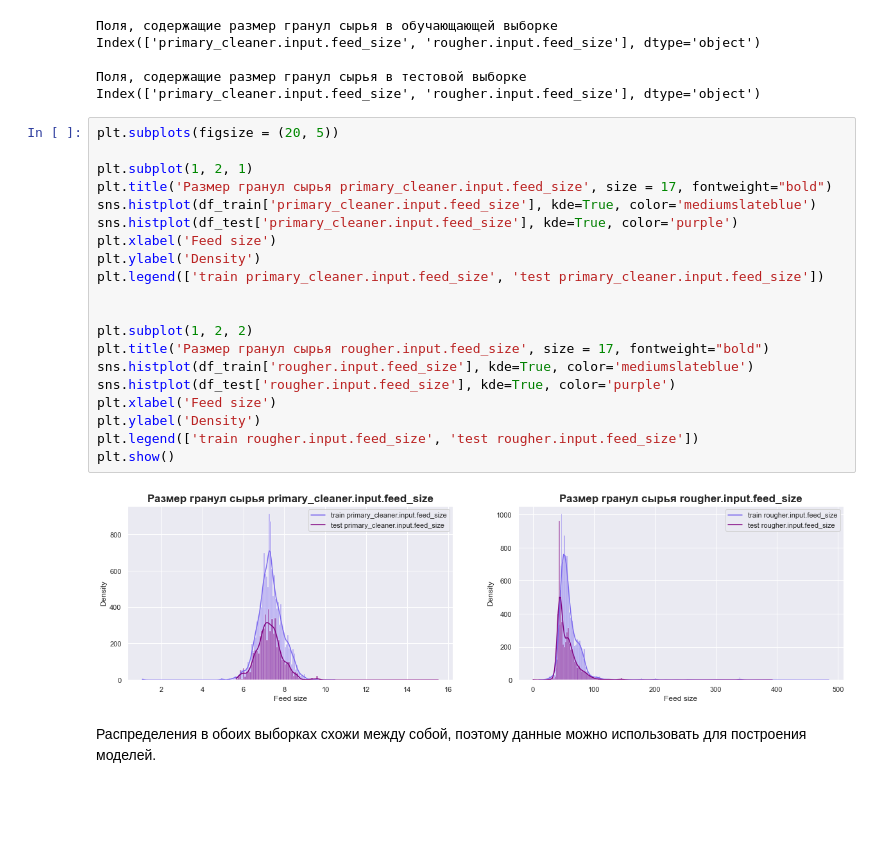
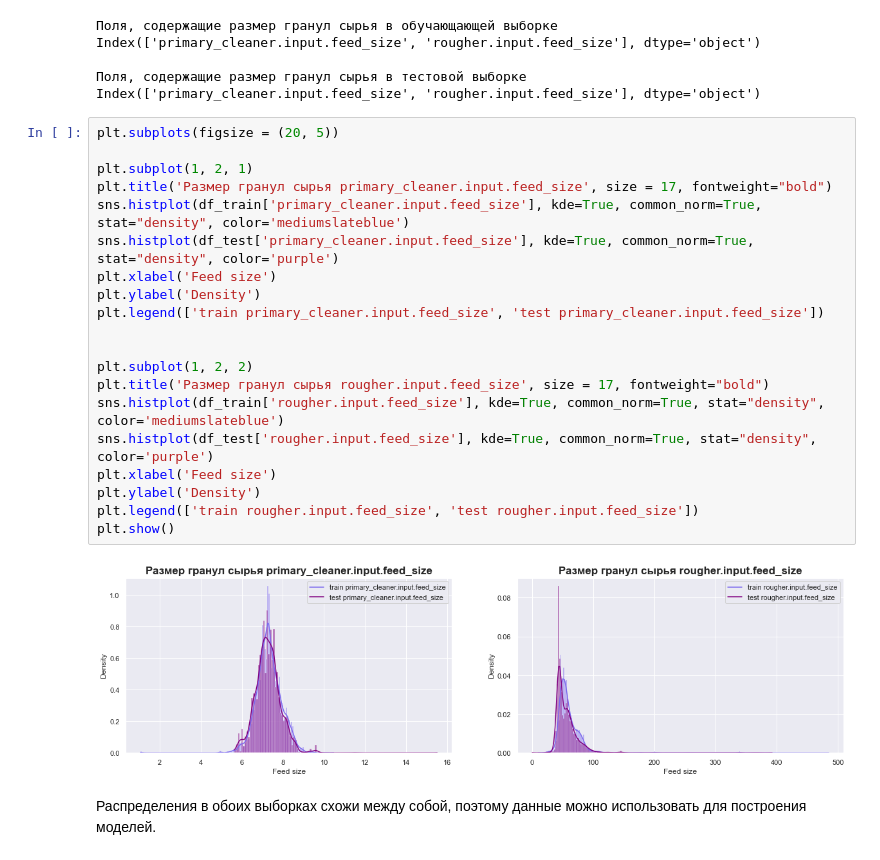
Before and after one commit to Ksyuwish/YandexPracticumDS, a Jupyter notebook: projects/8ds_gold_mining_industry.ipynb, the cells around one changed output. Saved outputs shown, nothing was run; the diff lists cells and outputs as text; blank space fills up the shorter version.

```diff
--- a/projects/8ds_gold_mining_industry.ipynb
+++ b/projects/8ds_gold_mining_industry.ipynb
@@ -544,25 +544,25 @@ Index(['primary_cleaner.input.feed_size', 'rougher.input.feed_size'], dtype='obj
 # %%
 plt.subplots(figsize = (20, 5))
 
 plt.subplot(1, 2, 1)
 plt.title('Размер гранул сырья primary_cleaner.input.feed_size', size = 17, fontweight="bold")
-sns.histplot(df_train['primary_cleaner.input.feed_size'], kde=True, color='mediumslateblue')
-sns.histplot(df_test['primary_cleaner.input.feed_size'], kde=True, color='purple')
+sns.histplot(df_train['primary_cleaner.input.feed_size'], kde=True, common_norm=True, stat="density", color='mediumslateblue')
+sns.histplot(df_test['primary_cleaner.input.feed_size'], kde=True, common_norm=True, stat="density", color='purple')
 plt.xlabel('Feed size')
 plt.ylabel('Density')
 plt.legend(['train primary_cleaner.input.feed_size', 'test primary_cleaner.input.feed_size'])
 
 
 plt.subplot(1, 2, 2)
 plt.title('Размер гранул сырья rougher.input.feed_size', size = 17, fontweight="bold")
-sns.histplot(df_train['rougher.input.feed_size'], kde=True, color='mediumslateblue')
-sns.histplot(df_test['rougher.input.feed_size'], kde=True, color='purple')
+sns.histplot(df_train['rougher.input.feed_size'], kde=True, common_norm=True, stat="density", color='mediumslateblue')
+sns.histplot(df_test['rougher.input.feed_size'], kde=True, common_norm=True, stat="density", color='purple')
 plt.xlabel('Feed size')
 plt.ylabel('Density')
 plt.legend(['train rougher.input.feed_size', 'test rougher.input.feed_size'])
 plt.show()
 # %% [output]
-[figure, old version]
+[figure, new version]
 # %% [markdown]
 Распределения в обоих выборках схожи между собой, поэтому данные можно использовать для построения моделей.
 # %%
```
Also changed, not shown: parts of 2 cells of this notebook.
